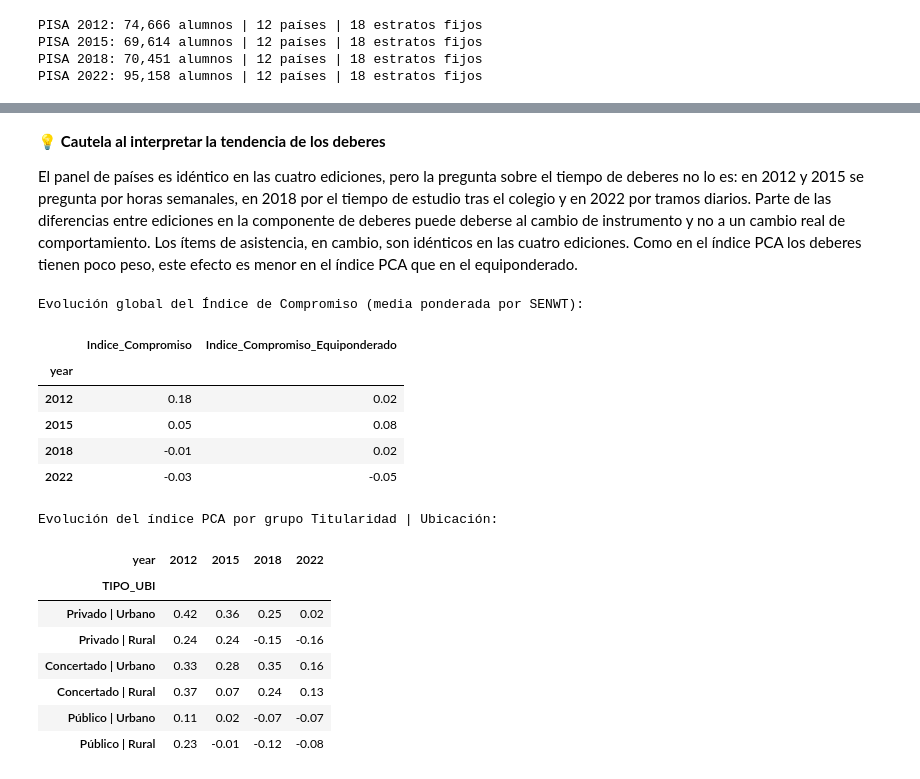
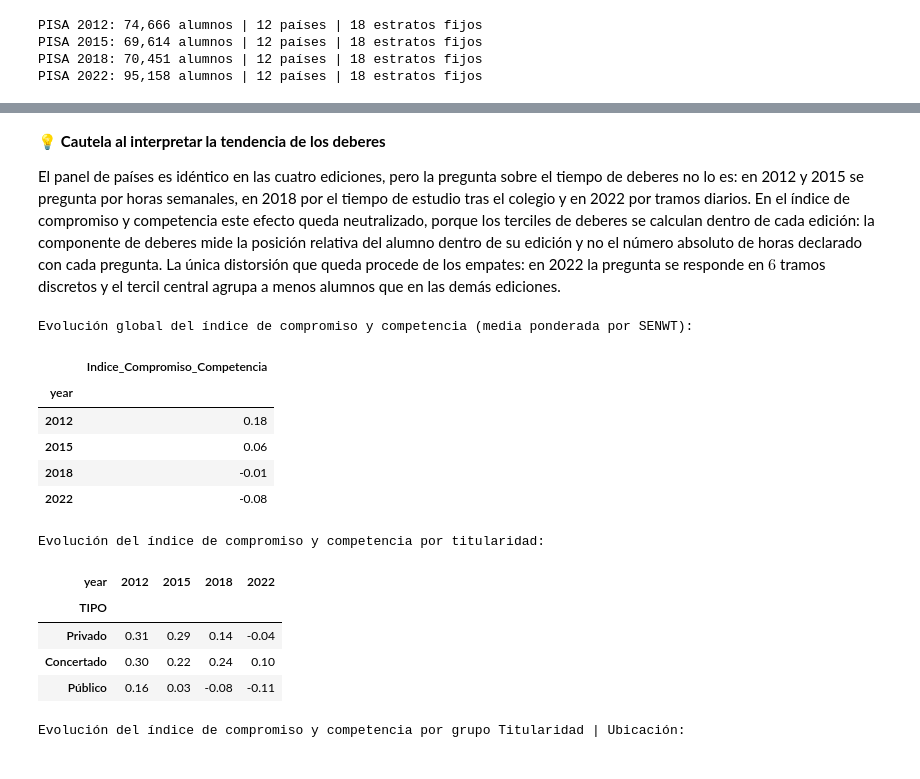
Before and after one commit to musero55/tfm_data_science, a Jupyter notebook: notebooks/fase_1_data_ingestion_eda/01_EDA_indice_de_compromiso_comeptencia.ipynb, the cells around one changed output, grey strips where cells are left out. Cells and saved outputs as stored; diff of their text form; code cells hidden in the pictures.

```diff
--- a/notebooks/fase_1_data_ingestion_eda/01_EDA_indice_de_compromiso.ipynb
+++ b/notebooks/fase_1_data_ingestion_eda/01_EDA_indice_de_compromiso_comeptencia.ipynb
@@ -1534,7 +1548,7 @@ if cargas_pca.sum() < 0:
     cargas_pca = -cargas_pca
     puntuaciones_pca = -puntuaciones_pca
 
-df_compromiso_global['Indice_Compromiso'] = puntuaciones_pca
+df_compromiso_global['Indice_PCA'] = puntuaciones_pca
 
 # Resumen de las cargas factoriales y de la varianza explicada
 tabla_cargas = pd.DataFrame({
@@ -1675,18 +1881,16 @@ donde $z(\cdot)$ es la estandarización con la media y la desviación típica de
 # %%
-# Índice equiponderado: media de las 3 variables estandarizadas (peso 1/3 cada una)
-df_compromiso_global['Indice_Compromiso_Equiponderado'] = df_compromiso_global[columnas_z].mean(axis=1)
-
-indices_finales = ['Indice_Compromiso', 'Indice_Compromiso_Equiponderado']
+# Los dos índices candidatos
+indices_candidatos = ['Indice_Equiponderado', 'Indice_PCA']
 
 # Correlación entre ambos índices
-correlacion_indices = df_compromiso_global[indices_finales].corr().iloc[0, 1]
-print(f'Correlación de Pearson entre el índice PCA y el equiponderado: {correlacion_indices:.3f}')
+correlacion_indices = df_compromiso_global[indices_candidatos].corr().iloc[0, 1]
+print(f'Correlación de Pearson entre el índice equiponderado y el Pooled PCA: {correlacion_indices:.3f}')
 
 # Cuánto refleja cada índice cada una de las variables de partida
 print('Correlación de cada índice con las variables estandarizadas de partida:')
 display(
-    df_compromiso_global[columnas_z + indices_finales]
+    df_compromiso_global[columnas_z + ['deberes_en_u'] + indices_candidatos]
     .corr()
-    .loc[columnas_z, indices_finales]
+    .loc[columnas_z + ['deberes_en_u'], indices_candidatos]
 )
 # %% [output]
@@ -1707,0 +1924,4 @@ Correlación de cada índice con las variables estandarizadas de partida:
+# %%
+# El índice ganador pasa a denominarse índice de compromiso y competencia; el PCA queda como referencia
+df_compromiso_global = df_compromiso_global.rename(columns={'Indice_Equiponderado': 'Indice_Compromiso_Competencia'})
+indices_finales = ['Indice_Compromiso_Competencia', 'Indice_PCA']
@@ -1825,48 +2218,60 @@ Calculamos la media del índice en cada edición, a nivel global y por grupo de
 # %% [markdown]
 💡 **Cautela al interpretar la tendencia de los deberes**
 
-El panel de países es idéntico en las cuatro ediciones, pero la pregunta sobre el tiempo de deberes no lo es: en 2012 y 2015 se pregunta por horas semanales, en 2018 por el tiempo de estudio tras el colegio y en 2022 por tramos diarios. Parte de las diferencias entre ediciones en la componente de deberes puede deberse al cambio de instrumento y no a un cambio real de comportamiento. Los ítems de asistencia, en cambio, son idénticos en las cuatro ediciones. Como en el índice PCA los deberes tienen poco peso, este efecto es menor en el índice PCA que en el equiponderado.
+El panel de países es idéntico en las cuatro ediciones, pero la pregunta sobre el tiempo de deberes no lo es: en 2012 y 2015 se pregunta por horas semanales, en 2018 por el tiempo de estudio tras el colegio y en 2022 por tramos diarios. En el índice de compromiso y competencia este efecto queda neutralizado, porque los terciles de deberes se calculan dentro de cada edición: la componente de deberes mide la posición relativa del alumno dentro de su edición y no el número absoluto de horas declarado con cada pregunta. La única distorsión que queda procede de los empates: en 2022 la pregunta se responde en $6$ tramos discretos y el tercil central agrupa a menos alumnos que en las demás ediciones.
 # %%
-# Medias ponderadas por SENWT de ambos índices en cada edición (nivel global)
+# Media ponderada por SENWT del índice de compromiso y competencia en cada edición (nivel global)
 evolucion_global = pd.DataFrame([
     {
         'year': year,
-        'Indice_Compromiso': media_ponderada(tabla, 'Indice_Compromiso'),
-        'Indice_Compromiso_Equiponderado': media_ponderada(tabla, 'Indice_Compromiso_Equiponderado'),
+        'Indice_Compromiso_Competencia': media_ponderada(tabla, 'Indice_Compromiso_Competencia'),
     }
     for year, tabla in tablas_compromiso_edicion.items()
 ]).set_index('year')
 
-# Medias ponderadas del índice PCA por edición y grupo Titularidad | Ubicación
+# Medias ponderadas del índice de compromiso y competencia por edición y grupo Titularidad | Ubicación
 evolucion_estratos = pd.DataFrame([
     {
         'year': year,
         'TIPO_UBI': grupo,
-        'Indice_Compromiso': media_ponderada(datos_grupo, 'Indice_Compromiso'),
+        'Indice_Compromiso_Competencia': media_ponderada(datos_grupo, 'Indice_Compromiso_Competencia'),
     }
     for year, tabla in tablas_compromiso_edicion.items()
     for grupo, datos_grupo in tabla.groupby('TIPO_UBI')
 ])
 
-print('Evolución global del Índice de Compromiso (media ponderada por SENWT):')
+# Medias ponderadas por edición y titularidad (Privado, Concertado y Público), uniendo centros urbanos y rurales
+orden_titularidad = ['Privado', 'Concertado', 'Público']
+evolucion_titularidad = pd.DataFrame([
+    {
+        'year': year,
+        'TIPO': titularidad,
+        'Indice_Compromiso_Competencia': media_ponderada(datos_tipo, 'Indice_Compromiso_Competencia'),
+    }
+    for year, tabla in tablas_compromiso_edicion.items()
+    for titularidad, datos_tipo in tabla.groupby(tabla['TIPO_UBI'].str.split(' | ', regex=False).str[0])
+])
+
+print('Evolución global del índice de compromiso y competencia (media ponderada por SENWT):')
 display(evolucion_global)
 
-print('Evolución del índice PCA por grupo Titularidad | Ubicación:')
-display(evolucion_estratos.pivot(index='TIPO_UBI', columns='year', values='Indice_Compromiso').loc[orden_tipo_ubi])
+print('Evolución del índice de compromiso y competencia por titularidad:')
+display(evolucion_titularidad.pivot(index='TIPO', columns='year', values='Indice_Compromiso_Competencia').loc[orden_titularidad])
+
+print('Evolución del índice de compromiso y competencia por grupo Titularidad | Ubicación:')
+display(evolucion_estratos.pivot(index='TIPO_UBI', columns='year', values='Indice_Compromiso_Competencia').loc[orden_tipo_ubi])
 # %% [output]
-Evolución global del Índice de Compromiso (media ponderada por SENWT):
+Evolución global del índice de compromiso y competencia (media ponderada por SENWT):
-|  | Indice_Compromiso | Indice_Compromiso_Equiponderado |
-| year |  |  |
-| 2012 | 0.18 | 0.02 |
-| 2015 | 0.05 | 0.08 |
-| 2018 | -0.01 | 0.02 |
-| 2022 | -0.03 | -0.05 |
+|  | Indice_Compromiso_Competencia |
+| year |  |
+| 2012 | 0.18 |
+| 2015 | 0.06 |
+| 2018 | -0.01 |
+| 2022 | -0.08 |
-Evolución del índice PCA por grupo Titularidad | Ubicación:
+Evolución del índice de compromiso y competencia por titularidad:
 | year | 2012 | 2015 | 2018 | 2022 |
-| TIPO_UBI |  |  |  |  |
-| Privado | Urbano | 0.42 | 0.36 | 0.25 | 0.02 |
-| Privado | Rural | 0.24 | 0.24 | -0.15 | -0.16 |
-| Concertado | Urbano | 0.33 | 0.28 | 0.35 | 0.16 |
-| Concertado | Rural | 0.37 | 0.07 | 0.24 | 0.13 |
-| Público | Urbano | 0.11 | 0.02 | -0.07 | -0.07 |
-| Público | Rural | 0.23 | -0.01 | -0.12 | -0.08 |
+| TIPO |  |  |  |  |
+| Privado | 0.31 | 0.29 | 0.14 | -0.04 |
+| Concertado | 0.30 | 0.22 | 0.24 | 0.10 |
+| Público | 0.16 | 0.03 | -0.08 | -0.11 |
+Evolución del índice de compromiso y competencia por grupo Titularidad | Ubicación:
```
Also changed, not shown: parts of 94 cells of this notebook, 13 other files.
